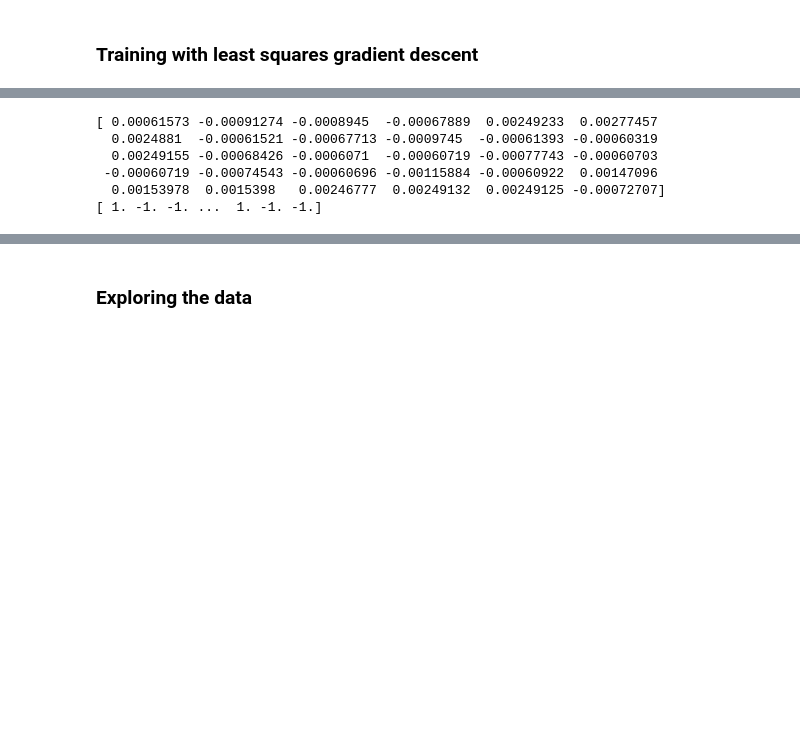
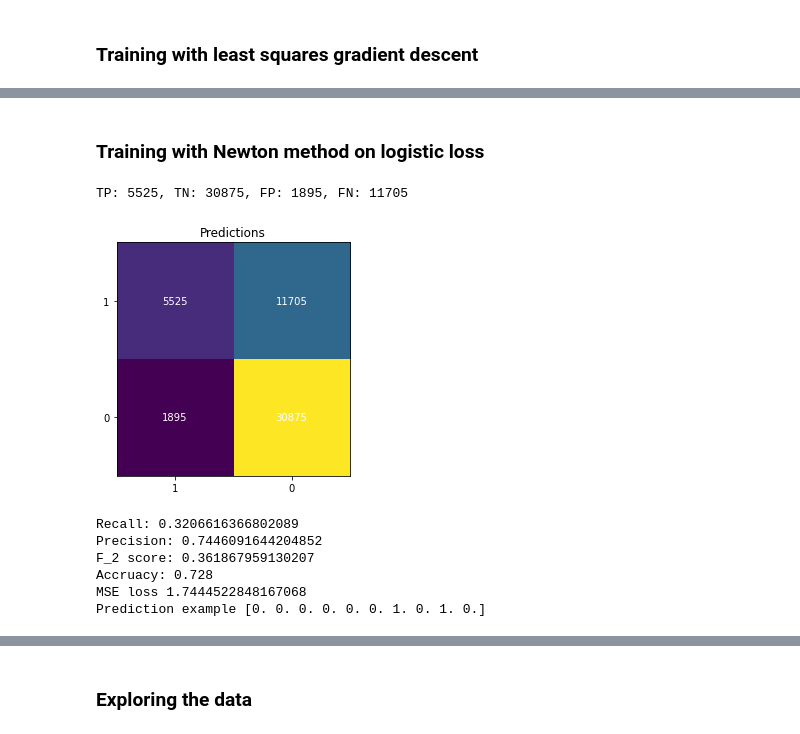
Before and after one commit to CS-433/ml-project-1-mgo, a Jupyter notebook: project1/scripts/project1.ipynb, the cells around one changed output, grey strips where cells are left out. Cells and saved outputs as stored; diff of their text form; code cells hidden in the pictures; blank space fills up the shorter version.

Commit message:
new ML methods

```diff
--- a/project1/scripts/project1.ipynb
+++ b/project1/scripts/project1.ipynb
@@ -100,9 +99,28 @@ Prediction example [0. 0. 0. 0. 0. 0. 1. 0. 1. 0.]
-# %%
-print(weights)
-# %% [output]
-[ 0.00061573 -0.00091274 -0.0008945  -0.00067889  0.00249233  0.00277457
-  0.0024881  -0.00061521 -0.00067713 -0.0009745  -0.00061393 -0.00060319
-  0.00249155 -0.00068426 -0.0006071  -0.00060719 -0.00077743 -0.00060703
- -0.00060719 -0.00074543 -0.00060696 -0.00115884 -0.00060922  0.00147096
-  0.00153978  0.0015398   0.00246777  0.00249132  0.00249125 -0.00072707]
-[ 1. -1. -1. ...  1. -1. -1.]
+# %% [markdown]
+### Training with Newton method on logistic loss
+# %%
+# Training on the learning dataset
+
+train_loss, weights = learning_by_newton_method(y_train, tX_train, initial_w=[0] * tX_train.shape[1], max_iters=1000, gamma=0.5)
+# Estimating the predictions on the validation set
+pred_val = predict_labels(weights, tX_val)
+# Confusion matrix
+tp, tn, fp, fn = calc_rates(y_val, pred_val)
+vis_conf_mtx(conf_matrix(tp, tn, fp, fn))
+# Recall, Precision, F2-Score, Accruacy
+f_score(recall(tp, fn), precision(tp, fp))
+accruacy(tp, tn, fp, fn)
+# Computing the mse resulting from the validation set
+### odd: just predicted now again
+mse_test = compute_loss_mse(y_val, tX_val, weights)
+print("MSE loss", mse_test)
+print("Prediction example", pred_val[:10])
+# %% [output]
+TP: 5525, TN: 30875, FP: 1895, FN: 11705
+[figure, added]
+Recall: 0.3206616366802089
+Precision: 0.7446091644204852
+F_2 score: 0.361867959130207
+Accruacy: 0.728
+MSE loss 1.7444522848167068
+Prediction example [0. 0. 0. 0. 0. 0. 1. 0. 1. 0.]
```
Also changed, not shown: parts of 9 cells of this notebook.
